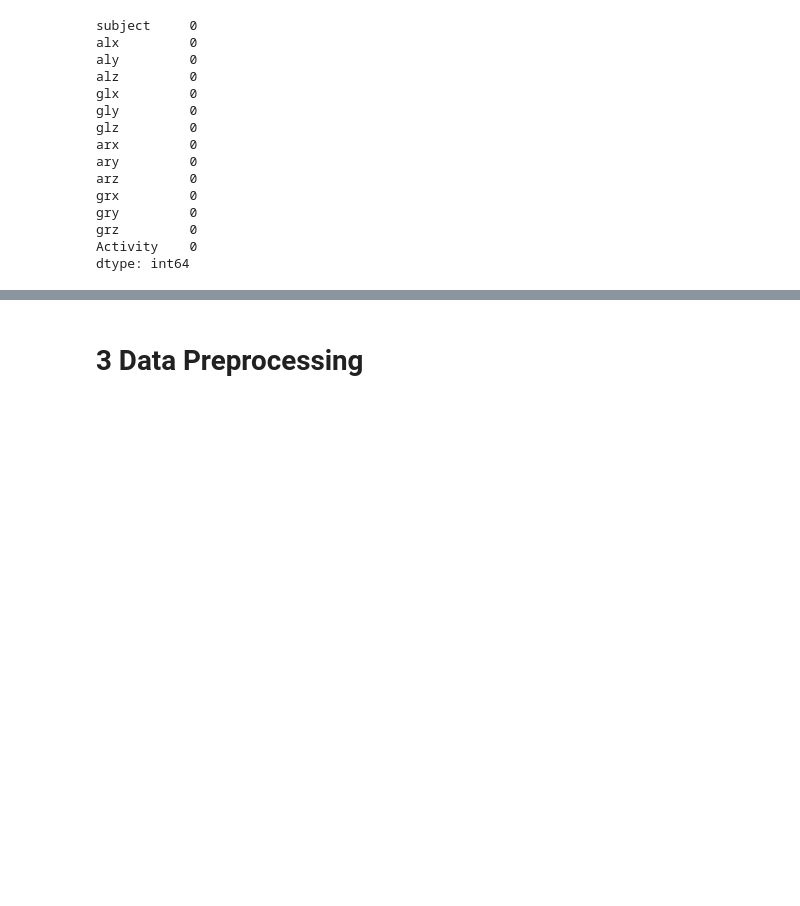
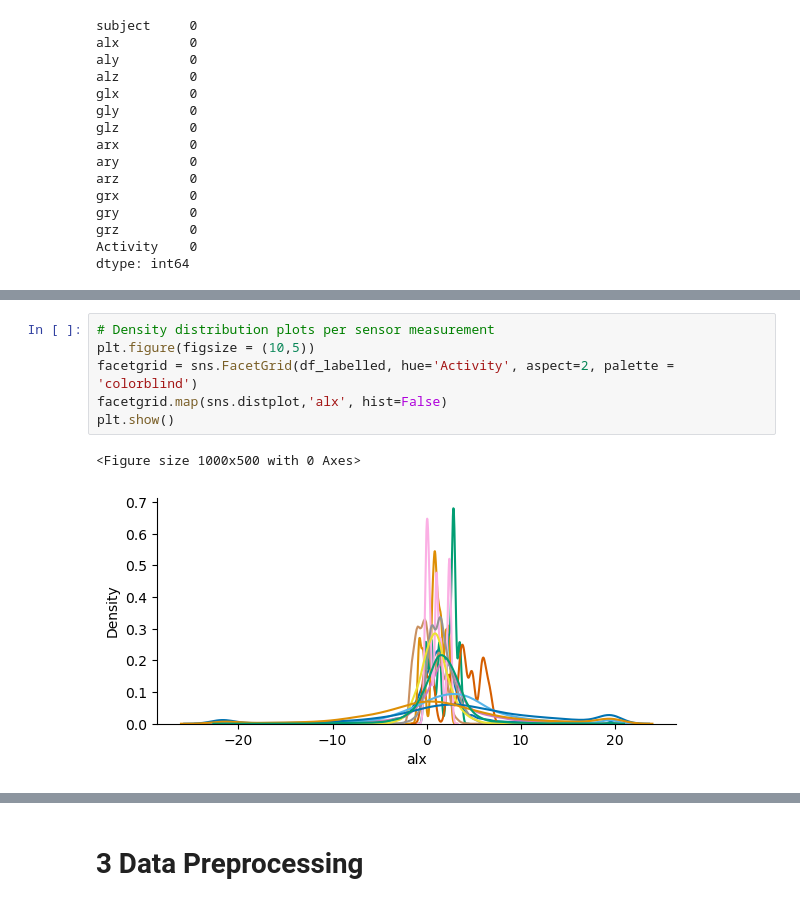
Before and after one commit to andysontran/14-CHL5230-F23, a Jupyter notebook: Datathon_5_ST.ipynb, the cells around one changed output, grey strips where cells are left out. Saved outputs shown, nothing was run; the diff lists cells and outputs as text; blank space fills up the shorter version.

```diff
--- a/Datathon_5_ST.ipynb
+++ b/Datathon_5_ST.ipynb
@@ -68,0 +151,9 @@ dtype: int64
+# %%
+# Density distribution plots per sensor measurement
+plt.figure(figsize = (10,5))
+facetgrid = sns.FacetGrid(df_labelled, hue='Activity', aspect=2, palette = 'colorblind')
+facetgrid.map(sns.distplot,'alx', hist=False)
+plt.show()
+# %% [output]
+<Figure size 1000x500 with 0 Axes>
+[figure, added]
```
Also changed, not shown: parts of 22 cells of this notebook.
